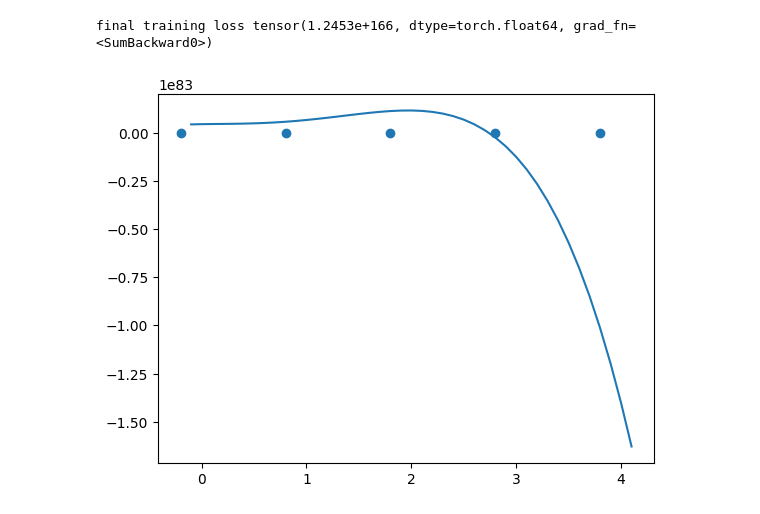
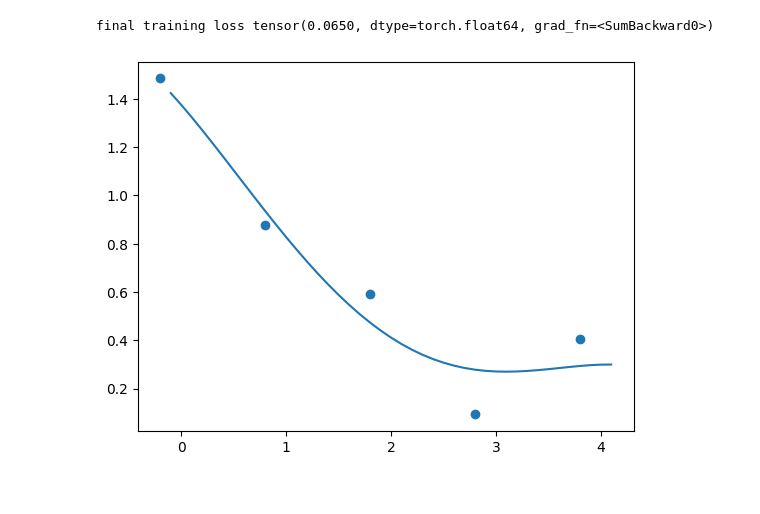
Before and after one commit to lewis841214/Polynomial_regression_monotonic, a Jupyter notebook: visualization.ipynb, the cells around one changed output. Cells and saved outputs as stored; diff of their text form; code cells hidden in the pictures.

Commit message:
feat: add polynomial regression

```diff
--- a/visualization.ipynb
+++ b/visualization.ipynb
@@ -24,11 +24,11 @@ plt.show()
 # %%
-model = Poly_linear_regression_grad(n_order= 4 ,lr = 0.00001,  momentum = 0.99, epoch= 100000, verbal= False, lambda_ = 0.1)
+model = Poly_linear_regression_grad(n_order= 4 ,lr = 0.000001,  momentum = 0.99, epoch= 100000, verbal= False, lambda_ = 0.1)
 model.fit(np.array(xs).reshape(-1, 1), np.array(ys), range_ = [-0.1, 4.2] )
 pred_x = np.arange(-0.1, 4.2, 0.1)
 pred_y = model.predict(pred_x.reshape(-1, 1))
 plt.scatter(xs, ys)
 plt.plot(pred_x, pred_y)
 plt.show()
 # %% [output]
-final training loss tensor(1.2453e+166, dtype=torch.float64, grad_fn=<SumBackward0>)
+final training loss tensor(0.0650, dtype=torch.float64, grad_fn=<SumBackward0>)
-[figure, old version]
+[figure, new version]
```
Also changed, not shown: parts of 1 cell of this notebook.
